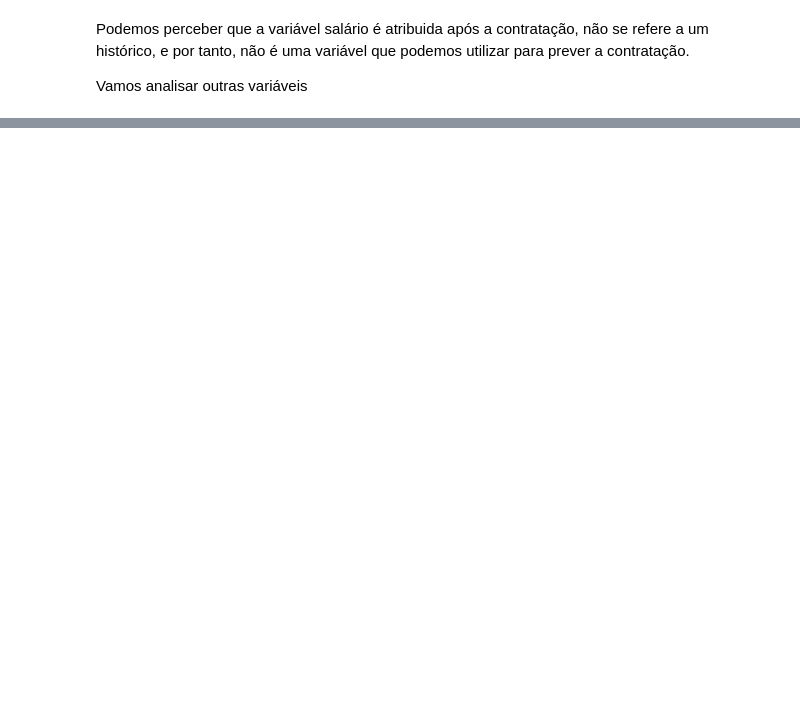
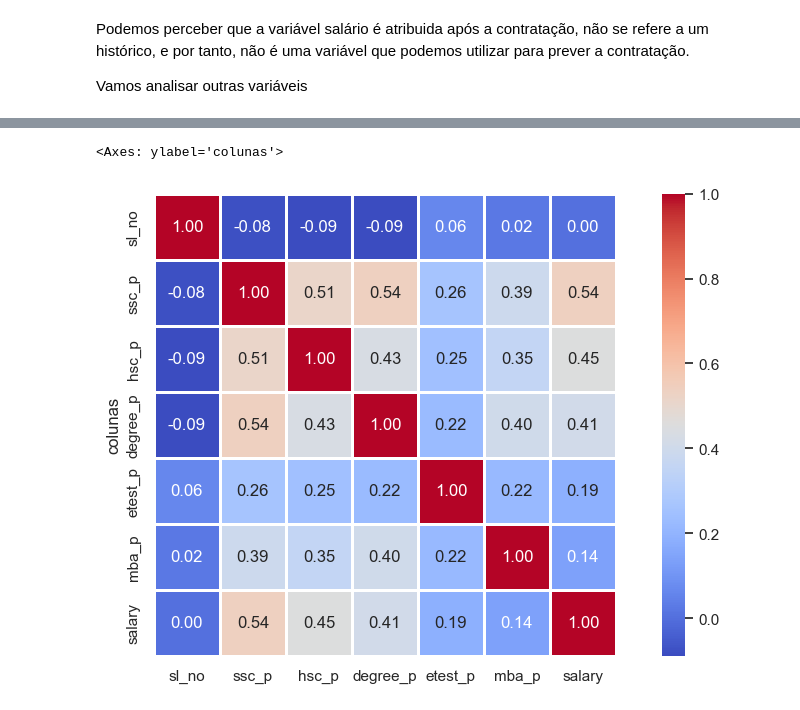
Before and after one commit to z-fab/postech-data-analytics, a Jupyter notebook: f2-machine-learning/m2-machine-learning-avancado/notebook-aula2.ipynb, the cells around one changed output, grey strips where cells are left out. Drawn from its saved outputs; the diff is of its cells as text; code cells hidden in the pictures; blank space fills up the shorter version.

```diff
--- a/f2-machine-learning/m2-machine-learning-avancado/notebook-aula2.ipynb
+++ b/f2-machine-learning/m2-machine-learning-avancado/notebook-aula2.ipynb
@@ -136,0 +160,7 @@ sns.histplot(data=df, x='salary')
+# %%
+df_corr = df.select(
+    pl.col([pl.Int64, pl.Float64, pl.Boolean])
+).fill_null(0)
+
+df_corr = df_corr.corr().insert_at_idx(0, pl.Series('colunas', df_corr.columns))
+df_corr
@@ -136,0 +178,15 @@ sns.histplot(data=df, x='salary')
+# %%
+fig, ax = plt.subplots(figsize=(12, 6))
+
+sns.heatmap(
+    df_corr.to_pandas().set_index('colunas'),
+    annot=True,
+    fmt='.2f',
+    cmap='coolwarm',
+    square=True,
+    linewidths=1,
+    ax=ax
+)
+# %% [output]
+<Axes: ylabel='colunas'>
+[figure, added]
```
Also changed, not shown: parts of 40 cells of this notebook.
